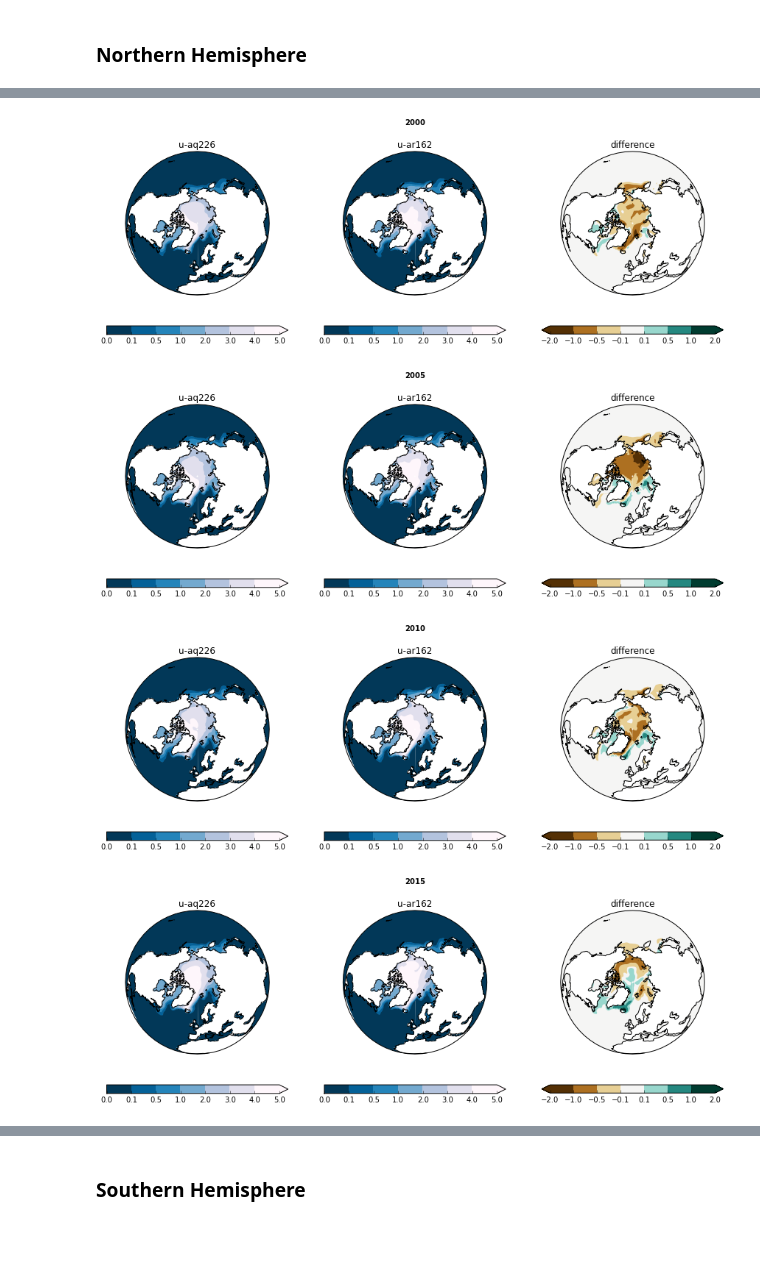
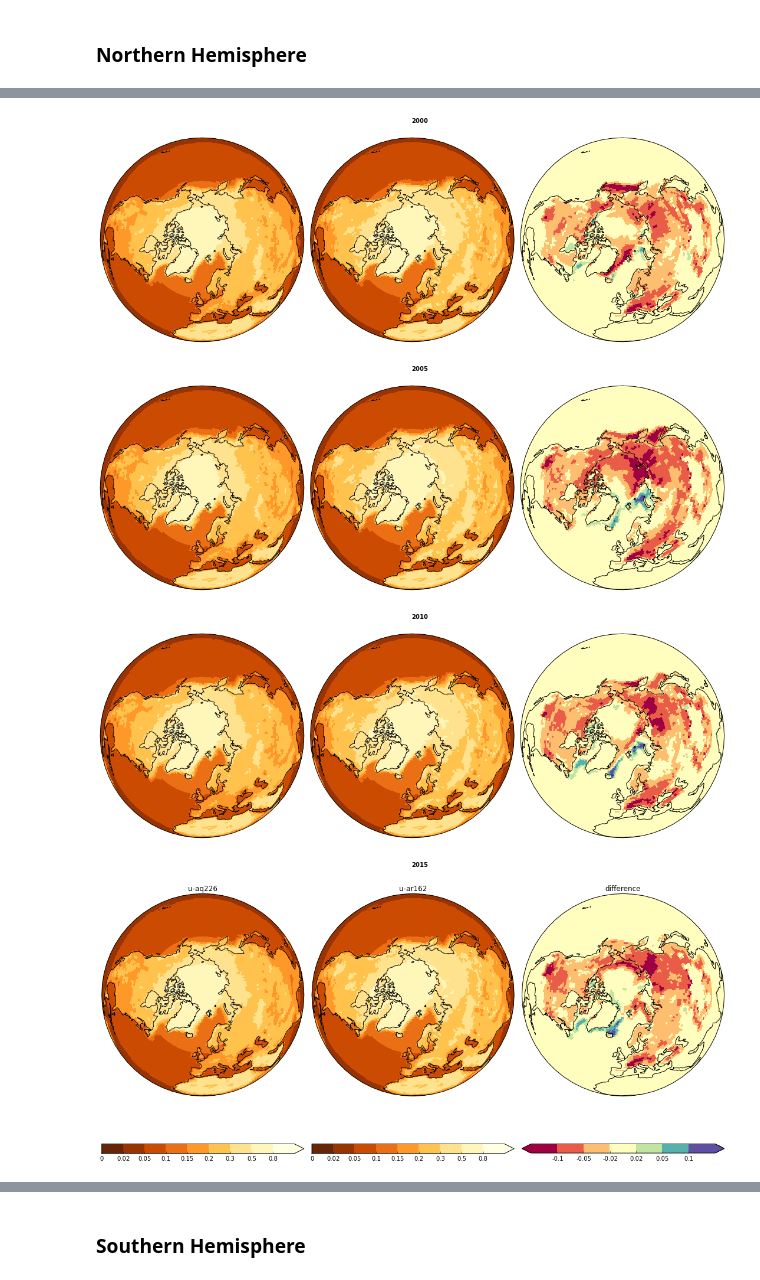
Before and after one commit to douglask3/albedo_teleconection, a Jupyter notebook: plot_SW.ipynb, the cells around one changed output, grey strips where cells are left out. Cells and saved outputs as stored; diff of their text form; code cells hidden in the pictures; blank space fills up the shorter version.

Commit message:
pltting sw maps global, northern and souther hemisphere. Tidying up labels and legend as well so not repeated

```diff
--- a/plot_SW.ipynb
+++ b/plot_SW.ipynb
@@ -31,14 +34,15 @@ dir   = ['data/' + i + '/apm_SW/' for i in jobs]
 alb_stash = ['m01s01i210', 'm01s01i211']
 SWU_stash = 'm01s01i208'
 # %%
-cmap  = 'PuBu_r'
-dcmap = 'BrBG'
+cmap  = 'YlOrBr_r'
+dcmap = 'Spectral'
 
-alb_levels = [0.0, 0.1, 0.5, 1.0, 2.0, 3.0, 4.0, 5.0]
-alb_dlevels =[-2.0, -1.0, -0.5, -0.1, 0.1, 0.5, 1.0, 2.0]
+alb_levels = [0, 0.02, 0.05, 0.1, 0.15, 0.2, 0.3, 0.5, 0.8]
+alb_dlevels =[-0.1, -0.05, -0.02, 0.02, 0.05, 0.1]
 
 map_n_years = 5
 plot_years  = [1985, 1990, 1995, 2000, 2005, 2010, 2015]
+#plot_years  = [2005, 2010, 2015]
 # %%
 alb = [loadJobs(dir, stash) for stash in alb_stash]
 #jobs.append('difference')
@@ -101,2 +68,4 @@ def plot_projection(last_year = None, *args, **kw):
+# %%
+albedo = [alb[1][i] / alb[0][i] for i in range(len(alb[0]))]
 # %% [markdown]
 ### Global
@@ -106,0 +72,3 @@ plot_projection(projection = ccrs.PlateCarree())
+# %%
+def map_years_local(*args, **kw):
+    map_years(plot_years, albedo, jobs, alb_levels, alb_dlevels, cmap, dcmap, *args, **kw)
@@ -114,3 +89,3 @@ def map_years(*args, **kw):
 # %%
-map_years(projection=ccrs.Orthographic(0.0, 90.0))
+map_years_local(projection=ccrs.Orthographic(0.0, 90.0))
 # %% [output]
@@ -120,4 +95,4 @@ map_years(projection=ccrs.Orthographic(0.0, 90.0))
-[figure, old version]
+[figure, new version]
-[figure, old version]
+[figure, new version]
-[figure, old version]
+[figure, new version]
-[figure, old version]
+[figure, new version]
```
Also changed, not shown: parts of 14 cells of this notebook, 2 other files.
